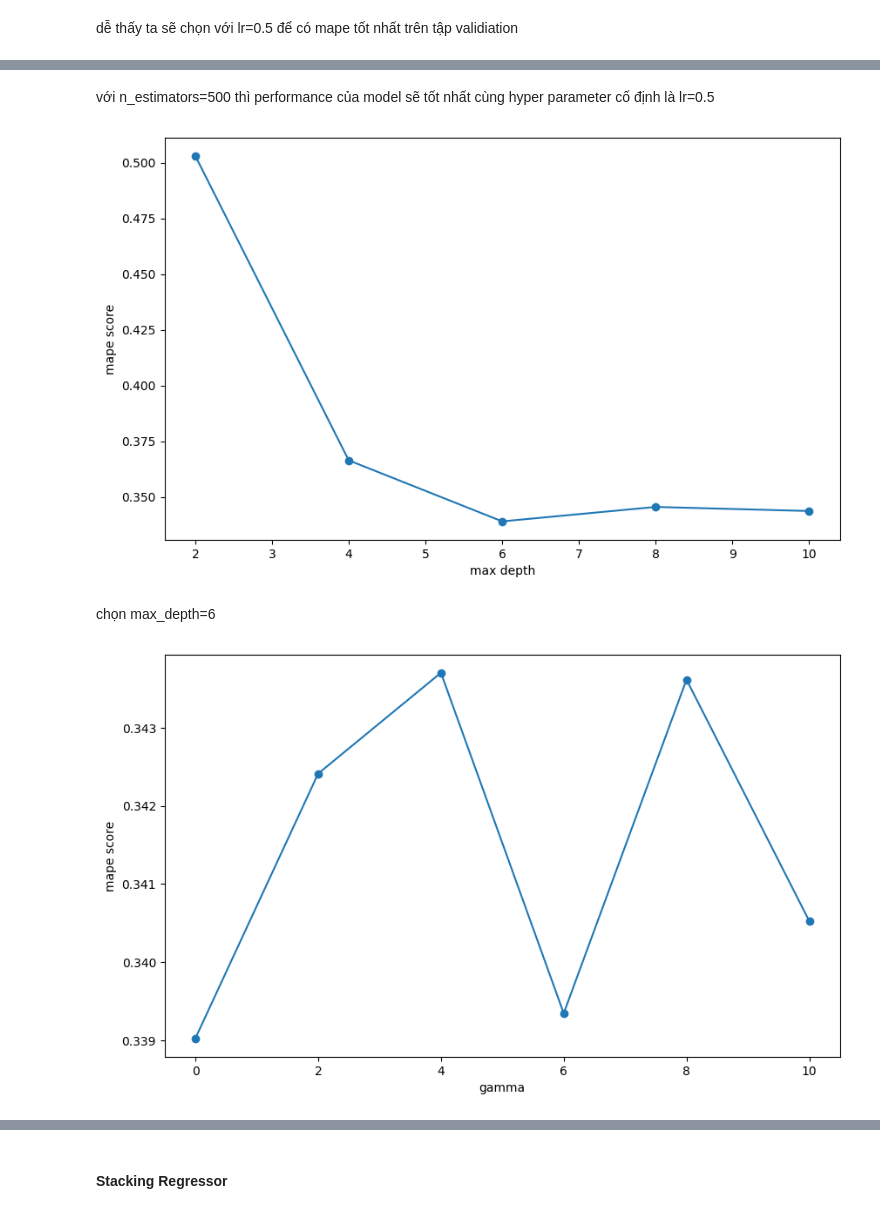
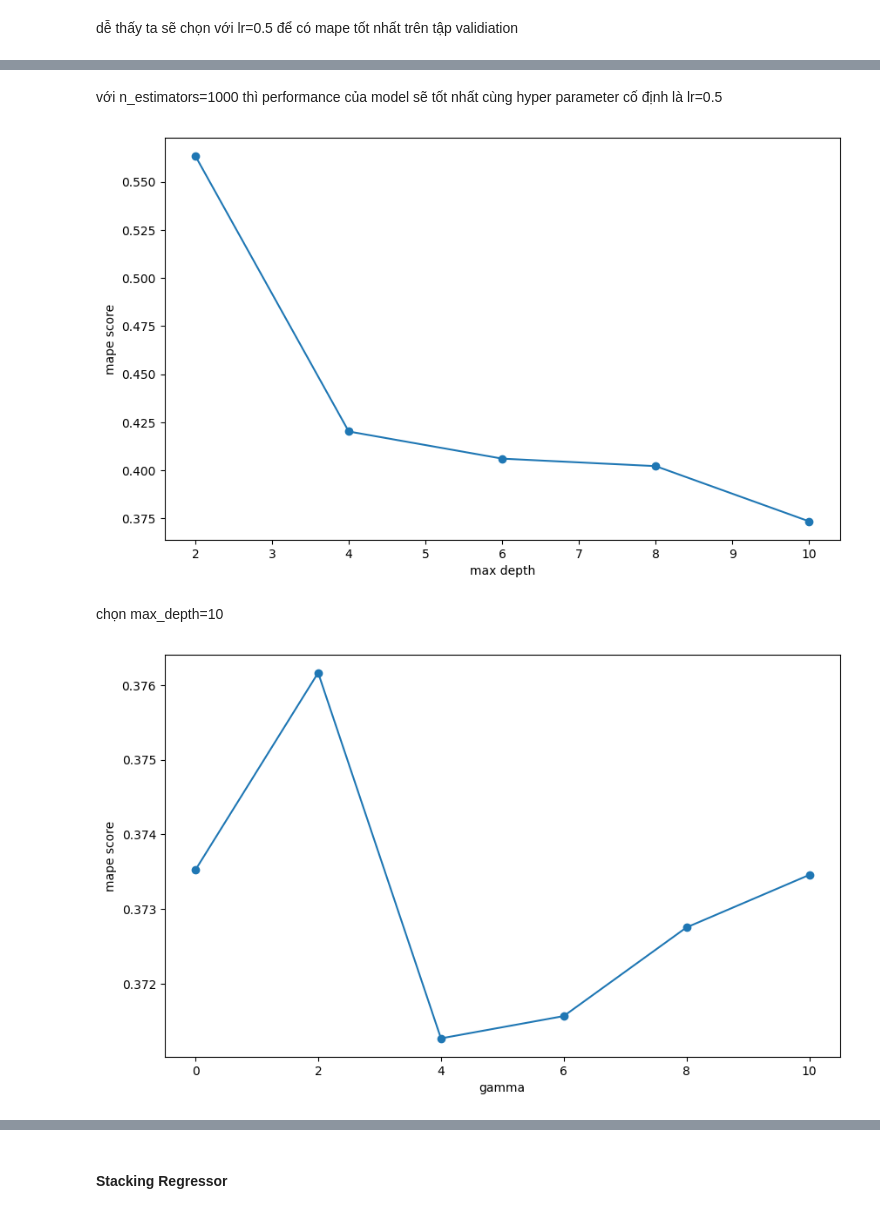
Before and after one commit to minhviet21/Car_Price_Prediction, a Jupyter notebook: project.ipynb, the cells around one changed output, grey strips where cells are left out. Drawn from its saved outputs; the diff is of its cells as text; code cells hidden in the pictures.

```diff
--- a/project.ipynb
+++ b/project.ipynb
@@ -804,7 +837,7 @@ plt.show()
 Series field has high correlation with Brand field and Design field, 0.95 and 0.89 respectively. Moreover, State field also has high correlation with Number of kms traveled field (0.84) and Production Year field (0.88). Therefore, we remove 2 fields: Series and State to avoid multi-collinear phenomenon.
 # %%
 X_train.drop(['Dòng xe', 'Tình trạng'],axis=1,inplace=True)
-X_valid.drop(['Dòng xe', 'Tình trạng'],axis=1,inplace=True)
+X_val.drop(['Dòng xe', 'Tình trạng'],axis=1,inplace=True)
 X_test.drop(['Dòng xe', 'Tình trạng'],axis=1,inplace=True)
 # %% [markdown]
 ### Data encoding and scaling
@@ -811,7 +866,7 @@ X_test.drop(['Dòng xe', 'Tình trạng'],axis=1,inplace=True)
 # %% [markdown]
 #### Encode categorical field
 # %%
-encoder= ColumnTransformer(transformers=[('ordinal encoding',JamesSteinEncoder(),[2]),
+encoder= ColumnTransformer(transformers=[('ordinal encoding',JamesSteinEncoder(),[1]),
                                          ('nominal encoding',OneHotEncoder(sparse_output= False),[0,3,4,5,6])],remainder = 'passthrough')
 # %% [markdown]
 #### Scale numerical field
@@ -848,4 +905,4 @@ plt.show()
 # %%
-best_model_ridge=Ridge(alpha=0.001)
+best_model_ridge=Ridge(alpha=0.1)
 pipeline_ridge=Pipeline([('step1',encoder),('step2',normalization),('step3',best_model_ridge)])
 pipeline_ridge.fit(X_train,y_train)
@@ -1030,12 +1126,12 @@ plt.show()
 # %% [markdown]
-với n_estimators=500 thì performance của model sẽ tốt nhất cùng hyper parameter cố định là lr=0.5
+với n_estimators=1000 thì performance của model sẽ tốt nhất cùng hyper parameter cố định là lr=0.5
 # %%
 max_depth=[2,4,6,8,10]
 mape_scores=[]
 
 
 for depth in max_depth:
-    model_xgb=XGBRegressor(learning_rate=0.5,n_estimators=500,max_depth=depth)
+    model_xgb=XGBRegressor(learning_rate=0.5,n_estimators=1000,max_depth=depth)
     pipeline_xgb=Pipeline([('step1',encoder),('step2',normalization),('step3',model_xgb)])
 
     pipeline_xgb.fit(X_train, y_train)
@@ -1049,28 +1145,28 @@ plt.xlabel('max depth')
 plt.ylabel('mape score')
 plt.show()
 # %% [output]
-[figure, old version]
+[figure, new version]
 # %% [markdown]
-chọn max_depth=6
+chọn max_depth=10
 # %%
 gamma=[0,2,4,6,8,10]
 mape_scores=[]
 
 
 for g in gamma:
-    model_xgb=XGBRegressor(learning_rate=0.5,n_estimators=500,max_depth=6,gamma=g)
+    model_xgb=XGBRegressor(learning_rate=0.5,n_estimators=1000,max_depth=10,gamma=g)
     pipeline_xgb=Pipeline([('step1',encoder),('step2',normalization),('step3',model_xgb)])
 
     pipeline_xgb.fit(X_train, y_train)
     val_pred_xgb = pipeline_xgb.predict(X_val)
 
     # Calculate R2 score and mean absolute error
     mape_scores.append(mean_absolute_percentage_error(y_val,val_pred_xgb))
 plt.figure(figsize=(10,6))
 plt.plot(gamma,mape_scores,marker='o')
 plt.xlabel('gamma')
 plt.ylabel('mape score')
 plt.show()
 # %% [output]
-[figure, old version]
+[figure, new version]
 # %%
```
Also changed, not shown: parts of 54 cells of this notebook, 1 other file.
